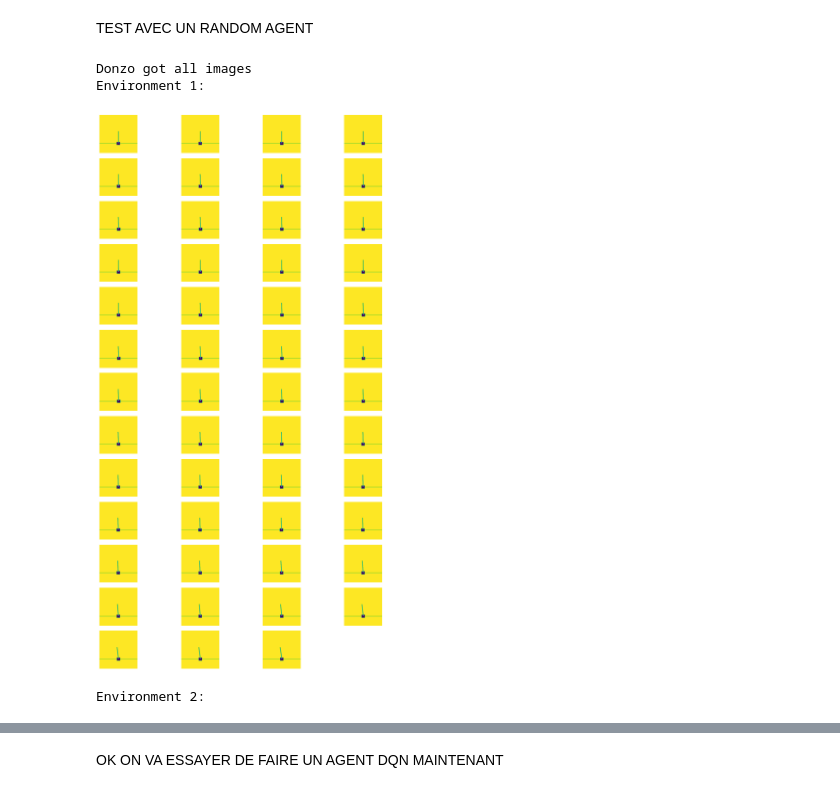
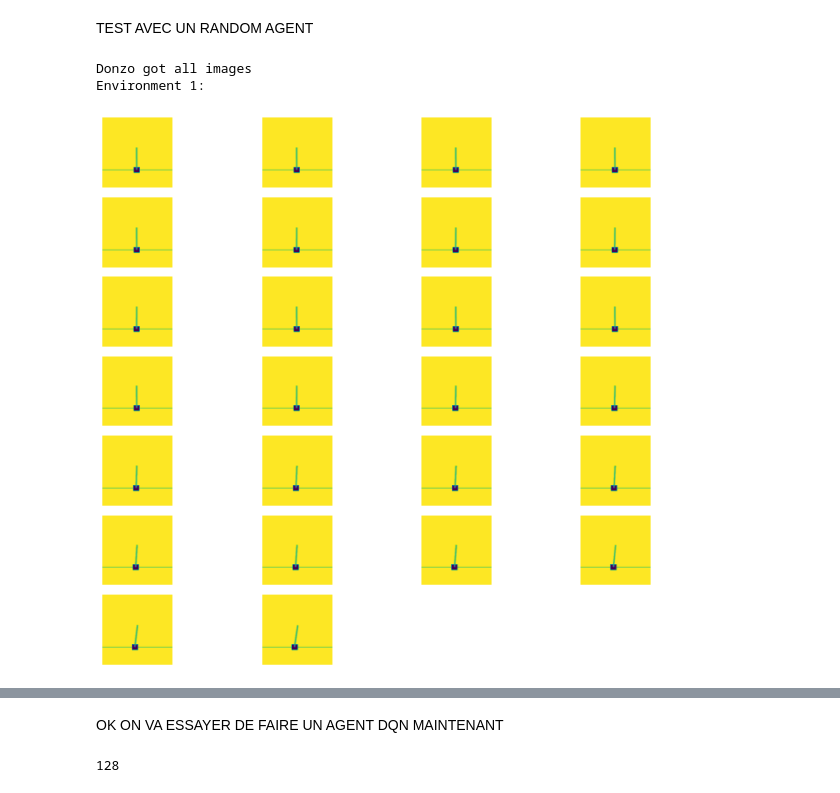
Before and after one commit to TitouanUniLu/PLDAC, a Jupyter notebook: src/main.ipynb, the cells around one changed output, grey strips where cells are left out. Drawn from its saved outputs; the diff is of its cells as text; code cells hidden in the pictures.

```diff
--- a/src/main.ipynb
+++ b/src/main.ipynb
@@ -167,7 +167,7 @@ class CustomParallelGymAgent(ParallelGymAgent):
 #notamment l'image du cartpole a chaque temps t
 #avec cette image, on la preprocess et on la passe dans un cnn (defini plus bas)
 class AttributeAccessAgent(Agent):
-    def __init__(self, env_agent, list_images, pre_processing_agent, cnn_agent):
+    def __init__(self, env_agent, pre_processing_agent, cnn_agent):
         super().__init__()
         #les agents
         self.env_agent = env_agent  # CustomParallelGymAgent ou ParallelGymAgent
@@ -270,7 +270,8 @@ class CNNAgent(Agent):
 
         with torch.no_grad(): #on calcule pas le gradient (a voir si on le fait apres)
             features = self.cnn(image_tensor)
-        return features.cpu().numpy() #on renvoie le vecteur
+        features = features.cpu().numpy()
+        return features #on renvoie le vecteur
 # %%
 #petite fonction pour afficher toutes les etapes d'une execution d'un agent dans un environement
 def displayImagesPerAgent(images_per_agent):
@@ -294,24 +295,24 @@ def displayImagesPerAgent(images_per_agent):
         plt.tight_layout()
         plt.show()
 # %%
-nb_env = 2
+workspace = Workspace()
+nb_env = 1 #changer le nombre d'environements qu'on veut ici
 action_dim = 2 #vaudrait mieux prednre depuis le parallelgymagent mais ca va jamais changer ici
-#autoreset = False pour le moment pouor le simplifier la vie
+autoreset = False #pour le moment pouor le simplifier la vie
 pre_processing_agent = PreProcessingAgent()
 cnn_agent = CNNAgent()
 
-im_env_agent = CustomParallelGymAgent(partial(make_env, config.gym_env.env_name, render_mode="rgb_array", autoreset=False), nb_env).seed(SEED)
-attribute_access_agent = AttributeAccessAgent(im_env_agent, [], pre_processing_agent, cnn_agent)
+im_env_agent = CustomParallelGymAgent(partial(make_env, config.gym_env.env_name, render_mode="rgb_array", autoreset=autoreset), nb_env).seed(SEED)
+attribute_access_agent = AttributeAccessAgent(im_env_agent, pre_processing_agent, cnn_agent)
 agents = Agents(im_env_agent, RandomAgent(action_dim), attribute_access_agent)
 t_agents = TemporalAgent(agents)
 
-workspace = Workspace()
+
 t_agents(workspace, t=0, stop_variable="env/done", stochastic=True)
 images = attribute_access_agent.list_images
 print('Donzo got all images')
 displayImagesPerAgent(images)
 # %% [output]
 Donzo got all images
 Environment 1:
-[figure, old version]
+[figure, new version]
-Environment 2:
@@ -319,2 +319,7 @@ Environment 2:
 # %% [markdown]
 OK ON VA ESSAYER DE FAIRE UN AGENT DQN MAINTENANT
+# %%
+test = len(attribute_access_agent.list_features[0][0][0])#lol
+print(test)
+# %% [output]
+128
```
Also changed, not shown: parts of 14 cells of this notebook, 2 other files.
